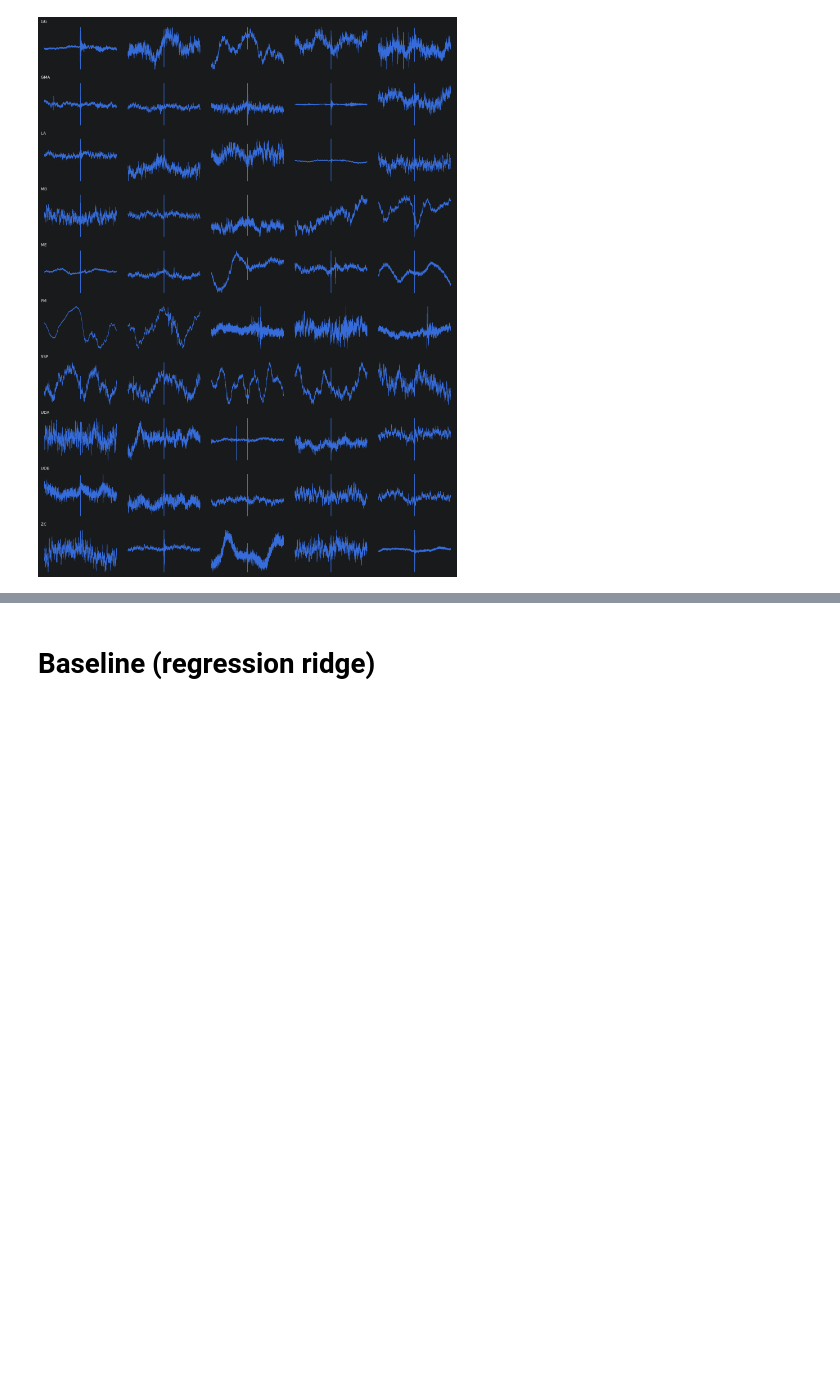
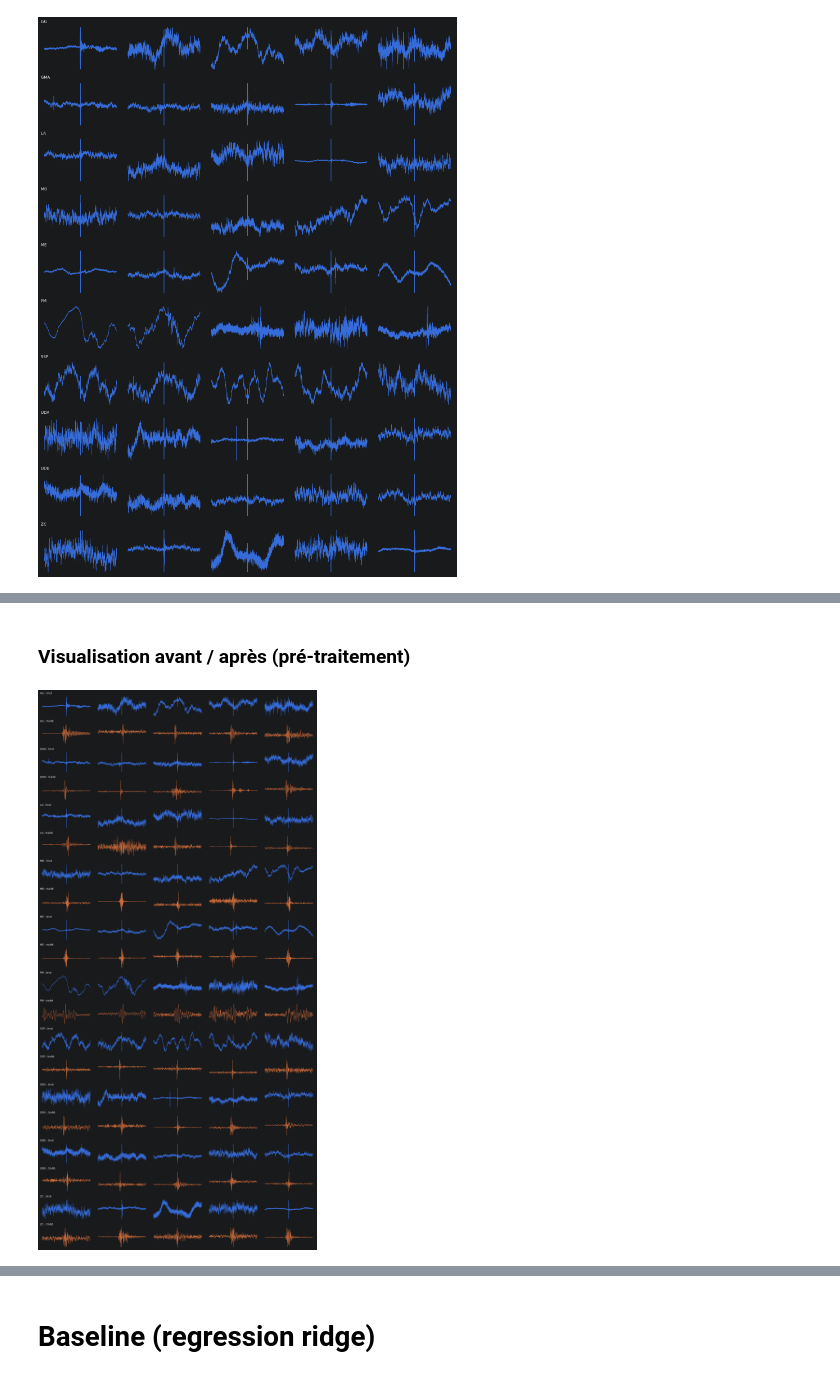
Before and after one commit to atwaomar/dolphins, a Jupyter notebook: DOCC10.ipynb, the cells around one changed output, grey strips where cells are left out. Cells and saved outputs as stored; diff of their text form; code cells hidden in the pictures; blank space fills up the shorter version.

```diff
--- a/DOCC10.ipynb
+++ b/DOCC10.ipynb
@@ -147,0 +287,24 @@ for i in range(10):
+# %% [markdown]
+### Visualisation avant / après (pré-traitement)
+# %%
+categoriesP = {
+    cat: Xp_train[(Y_train_df['TARGET'] == cat).values]
+    for cat in sorted(Y_train_df['TARGET'].unique())
+}
+
+classes = list(categories.keys())
+fig, axes = plt.subplots(len(classes) * 2, 5, figsize=(15, 3 * len(classes)))
+for row, c in enumerate(classes):
+    for col in range(5):
+        ax_brut = axes[2 * row, col]        # ligne paire : signal brut
+        ax_trait = axes[2 * row + 1, col]   # ligne impaire : signal traité
+        ax_brut.plot(categories[c][10 + col], lw=0.8, color='C0')
+        ax_trait.plot(categoriesP[c][10 + col], lw=0.8, color='C1')
+        ax_brut.axis('off')
+        ax_trait.axis('off')
+    axes[2 * row, 0].set_title(f'{c} : brut', loc='left', fontsize=10)
+    axes[2 * row + 1, 0].set_title(f'{c} : traité', loc='left', fontsize=10)
+plt.tight_layout()
+plt.show()
+# %% [output]
+[figure, added]
```
Also changed, not shown: parts of 32 cells of this notebook.
